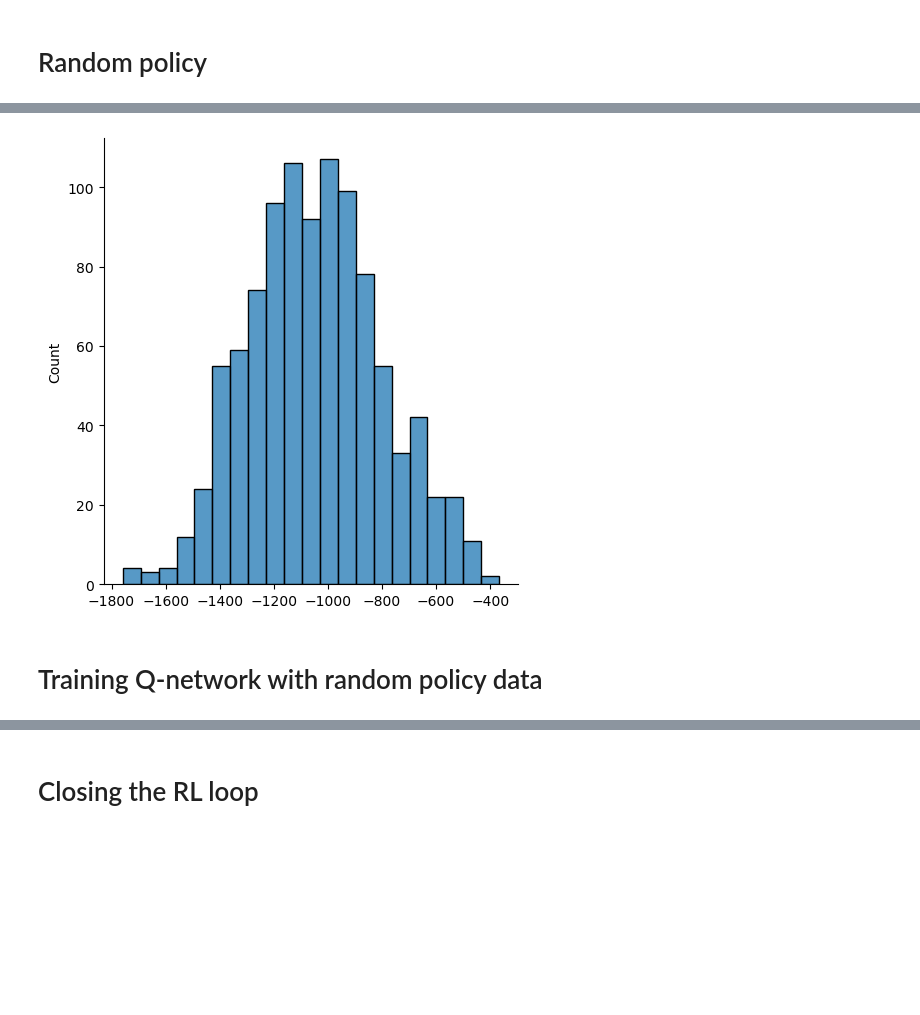
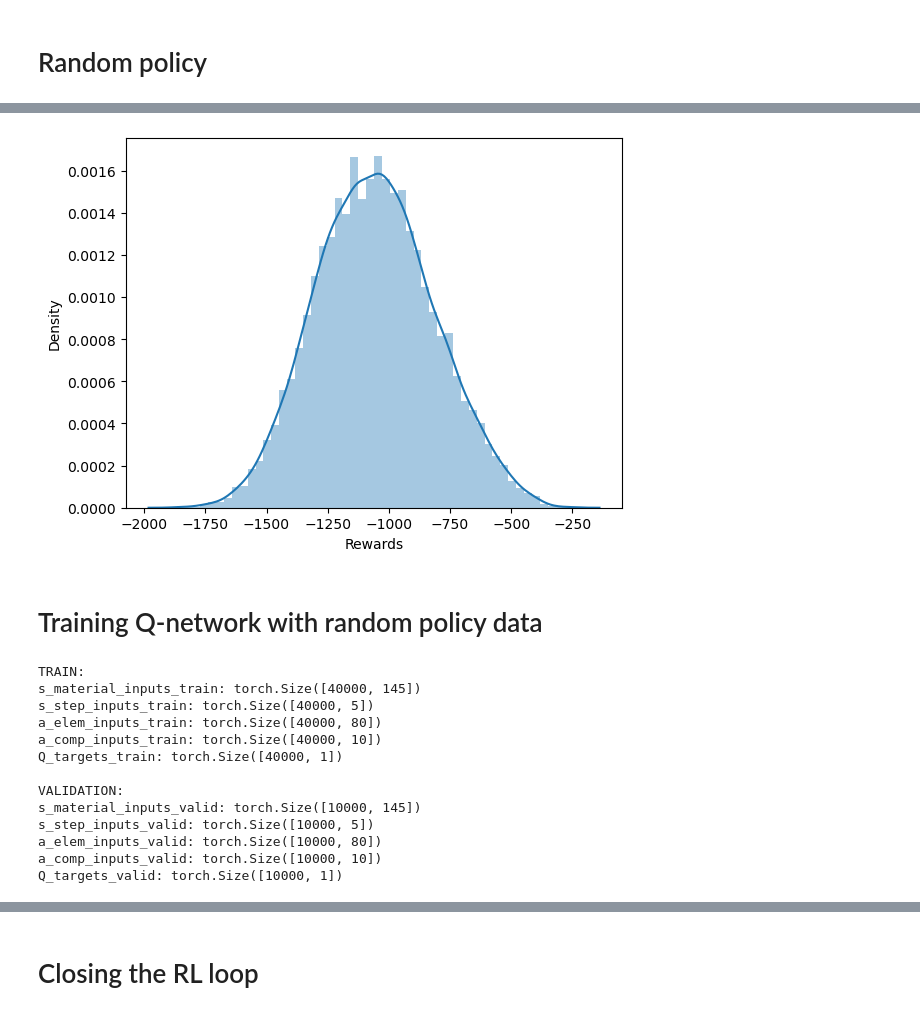
Before and after one commit to eltonpan/RL_materials_generation, a Jupyter notebook: train.ipynb, the cells around one changed output, grey strips where cells are left out. Drawn from its saved outputs; the diff is of its cells as text; code cells hidden in the pictures; blank space fills up the shorter version.

Commit message:
Add validation to training (to investigate potential overfitting)

```diff
--- a/train.ipynb
+++ b/train.ipynb
@@ -69,9 +69,10 @@ Q_targets: torch.Size([5000, 1])
 # %%
 # Plot distribution of final rewards by random policy
 final_rewards_random = Q_targets[0::5].reshape(-1) # find final rewards
-sns.displot(final_rewards_random)
+sns.distplot(final_rewards_random)
+plt.xlabel('Rewards')
 plt.show()
 # %% [output]
-[figure, old version]
+[figure, new version]
 # %% [markdown]
 # Training Q-network with random policy data
@@ -90,2 +79,50 @@ plt.show()
+# %%
+# Train-validation split
+valid_size = 0.2
+max_idx = s_material_inputs.shape[0] # Find size of dataset
+idx = [x for x in range(max_idx)] # Generate indices
+random.shuffle(idx) # Shuffle order idx
+split = int(round(max_idx*(1-valid_size)))
+train_idx, valid_idx = idx[:split], idx[split:] # Split indices
+
+s_material_inputs_train = s_material_inputs[train_idx]
+s_step_inputs_train     = s_step_inputs[train_idx]
+a_elem_inputs_train     = a_elem_inputs[train_idx]
+a_comp_inputs_train     = a_comp_inputs[train_idx]
+Q_targets_train         = Q_targets[train_idx]
+
+s_material_inputs_valid = s_material_inputs[valid_idx]
+s_step_inputs_valid     = s_step_inputs[valid_idx]
+a_elem_inputs_valid     = a_elem_inputs[valid_idx]
+a_comp_inputs_valid     = a_comp_inputs[valid_idx]
+Q_targets_valid         = Q_targets[valid_idx]
+
+print('TRAIN:')
+print('s_material_inputs_train:', s_material_inputs_train.shape)
+print('s_step_inputs_train:', s_step_inputs_train.shape)
+print('a_elem_inputs_train:', a_elem_inputs_train.shape)
+print('a_comp_inputs_train:', a_comp_inputs_train.shape)
+print('Q_targets_train:', Q_targets_train.shape)
+print('')
+print('VALIDATION:')
+print('s_material_inputs_valid:', s_material_inputs_valid.shape)
+print('s_step_inputs_valid:', s_step_inputs_valid.shape)
+print('a_elem_inputs_valid:', a_elem_inputs_valid.shape)
+print('a_comp_inputs_valid:', a_comp_inputs_valid.shape)
+print('Q_targets_valid:', Q_targets_valid.shape)
+# %% [output]
+TRAIN:
+s_material_inputs_train: torch.Size([40000, 145])
+s_step_inputs_train: torch.Size([40000, 5])
+a_elem_inputs_train: torch.Size([40000, 80])
+a_comp_inputs_train: torch.Size([40000, 10])
+Q_targets_train: torch.Size([40000, 1])
+
+VALIDATION:
+s_material_inputs_valid: torch.Size([10000, 145])
+s_step_inputs_valid: torch.Size([10000, 5])
+a_elem_inputs_valid: torch.Size([10000, 80])
+a_comp_inputs_valid: torch.Size([10000, 10])
+Q_targets_valid: torch.Size([10000, 1])
 # %%
 # Initialize Q network
```
Also changed, not shown: parts of 13 cells of this notebook, 1 other file.
